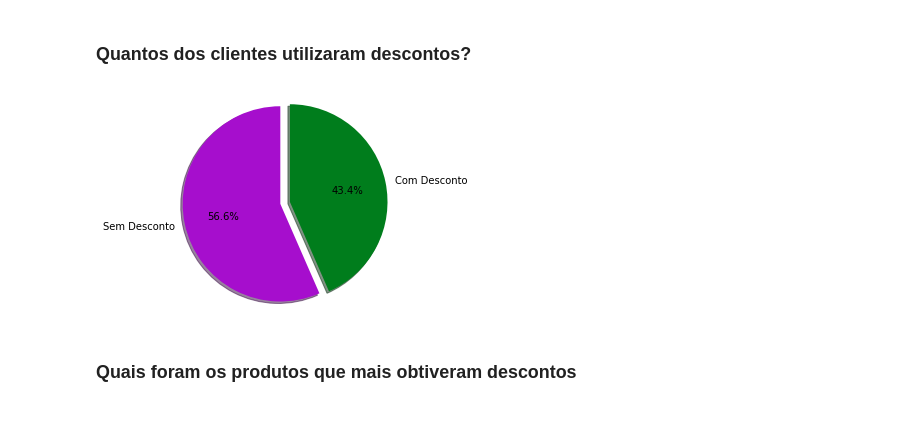
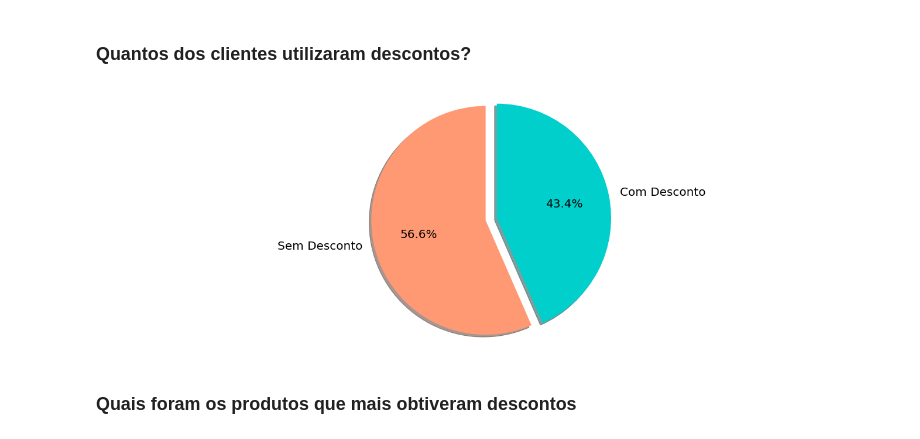
Before and after one commit to vector-b/alipaga_store_sales, a Jupyter notebook: Case.ipynb, the cells around one changed output. Cells and saved outputs as stored; diff of their text form; code cells hidden in the pictures.

```diff
--- a/Case.ipynb
+++ b/Case.ipynb
@@ -186,18 +213,19 @@ f_t = (df['discount'] > 0).value_counts()
 # %%
 max = f_t[0] + f_t[1]
 # %%
+#Definição do gráfico de torta
 labels = 'Sem Desconto', 'Com Desconto'
 sizes = [f_t[0]/100 , f_t[1]/100]
 explode = (0, 0.1)  # only "explode" the 2nd slice (i.e. 'Hogs')
-colors = ["#A60ECD","#007D1C"]
+colors = ["#ff9973","#00cfcc"]
 fig1, ax1 = plt.subplots()
 ax1.pie(sizes, colors=colors, explode=explode, labels=labels, autopct='%1.1f%%',
-        shadow=True, startangle=90)
+        shadow=True, startangle=90, textprops={'fontsize': 20})
 ax1.axis('equal')  # Equal aspect ratio ensures that pie is drawn as a circle.
 
 plt.show()
 # %% [output]
-[figure, old version]
+[figure, new version]
 # %% [markdown]
 ### Quais foram os produtos que mais obtiveram descontos
 # %%
```
Also changed, not shown: parts of 73 cells of this notebook.
